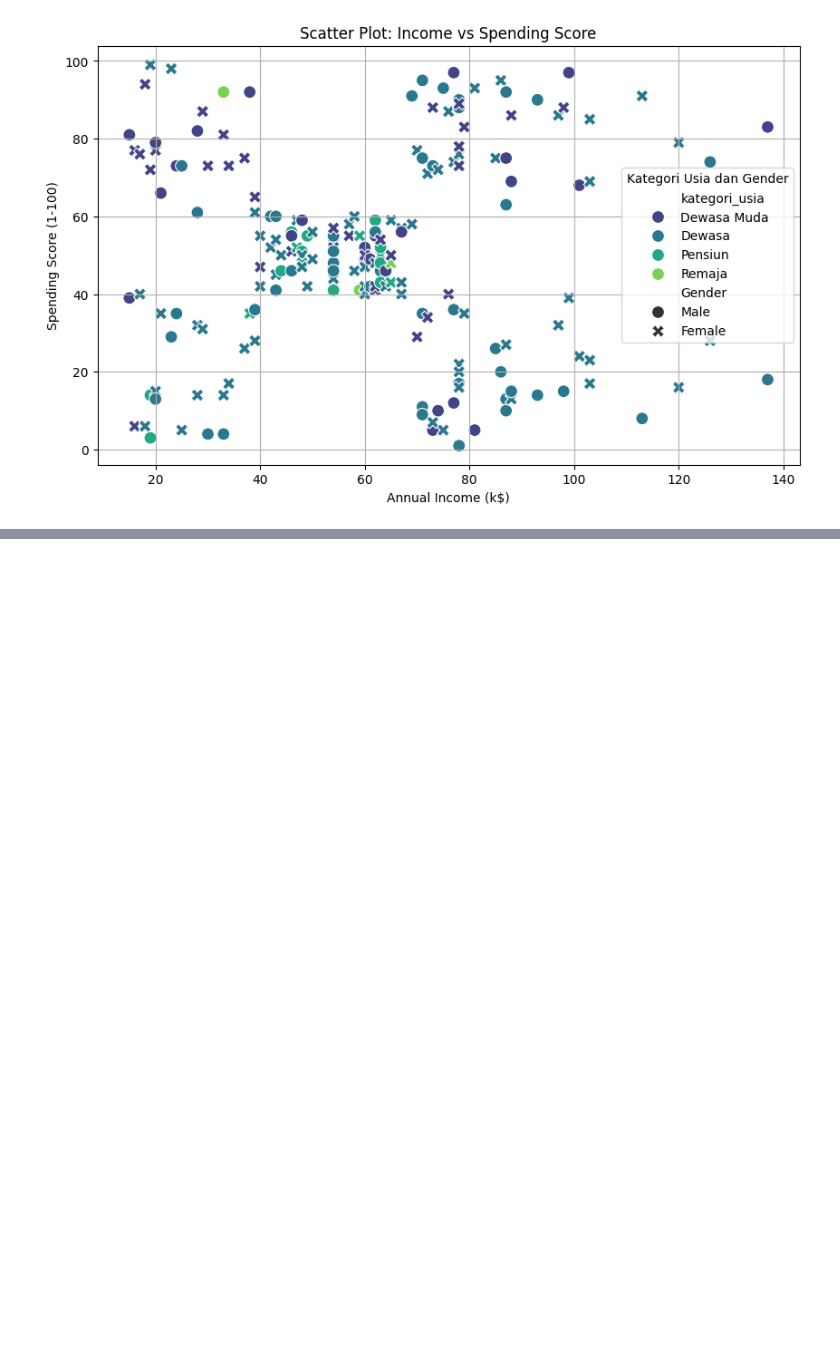
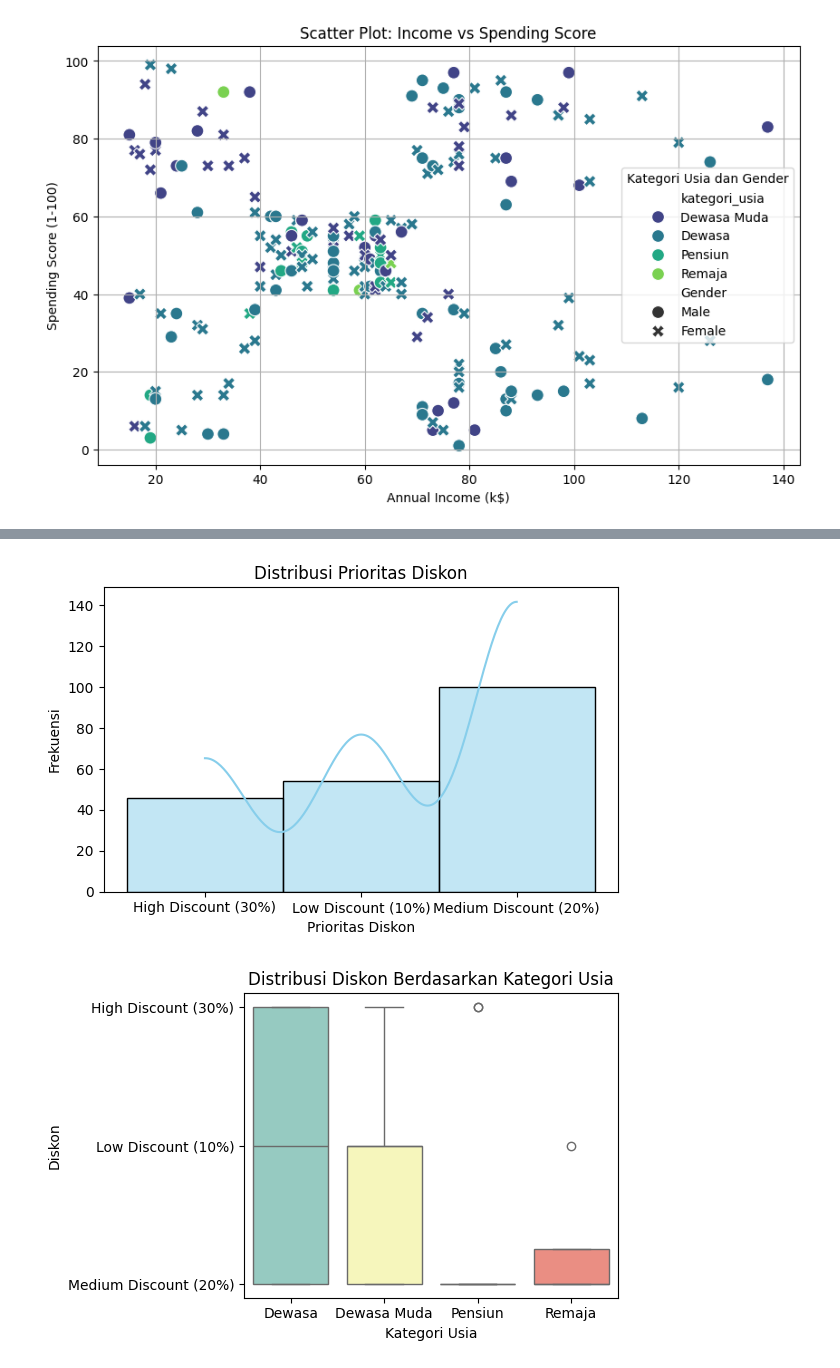
Before and after one commit to BlackBox-Ops/ML-Customer-Segmentation, a Jupyter notebook: notebooks/analisis_eda.ipynb, the cells around one changed output, grey strips where cells are left out. Cells and saved outputs as stored; diff of their text form; code cells hidden in the pictures; blank space fills up the shorter version.

```diff
--- a/notebooks/analisis_eda.ipynb
+++ b/notebooks/analisis_eda.ipynb
@@ -1098,0 +1179,20 @@ plt.show()
+# %%
+# 3. Distribusi prioritas diskon
+plt.figure(figsize=(6, 4))
+sns.histplot(segmentasi_diskon['discount_level'], kde=True, bins=5, color='skyblue')
+plt.title('Distribusi Prioritas Diskon')
+plt.xlabel('Prioritas Diskon')
+plt.ylabel('Frekuensi')
+plt.tight_layout()
+plt.show()
+
+# 4. Box plot diskon berdasarkan kategori usia
+plt.figure(figsize=(6, 4))
+sns.boxplot(x='kategori_usia', y='discount_level', data=segmentasi_diskon, palette='Set3')
+plt.title('Distribusi Diskon Berdasarkan Kategori Usia')
+plt.xlabel('Kategori Usia')
+plt.ylabel('Diskon')
+plt.tight_layout()
+# %% [output]
+[figure, added]
+[figure, added]
```
Also changed, not shown: parts of 5 cells of this notebook.
